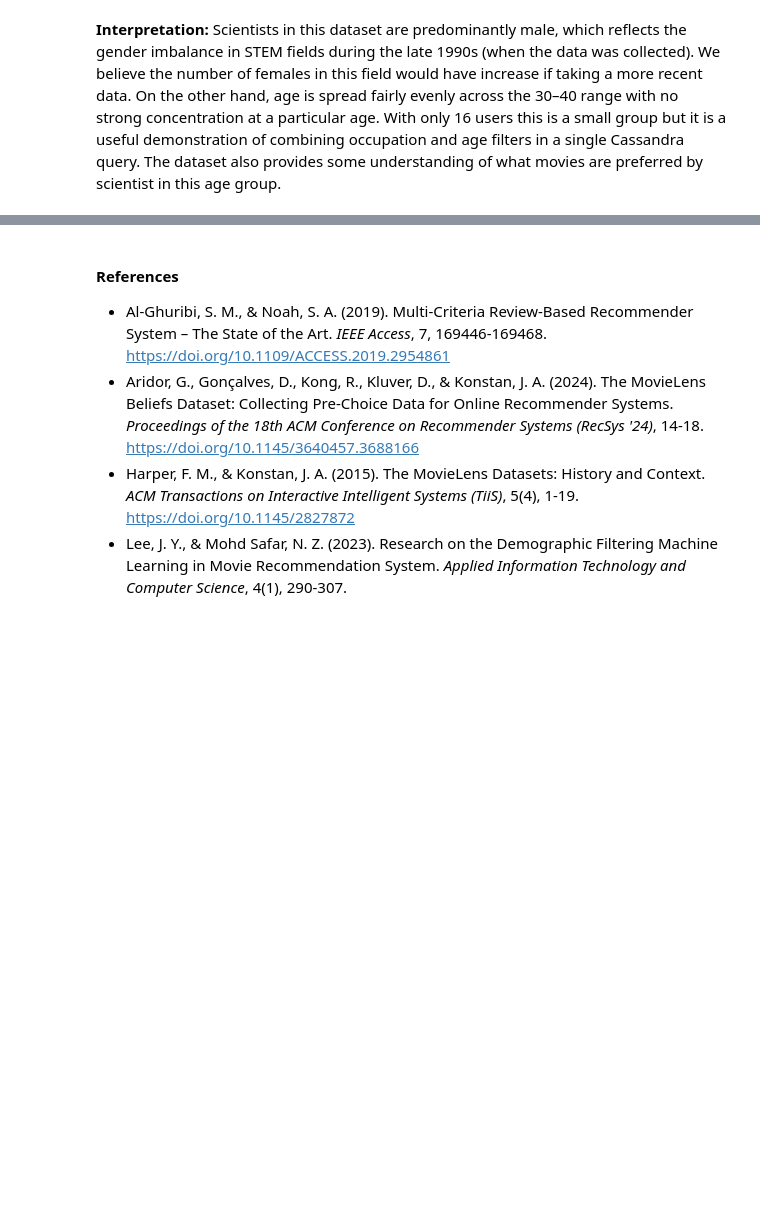
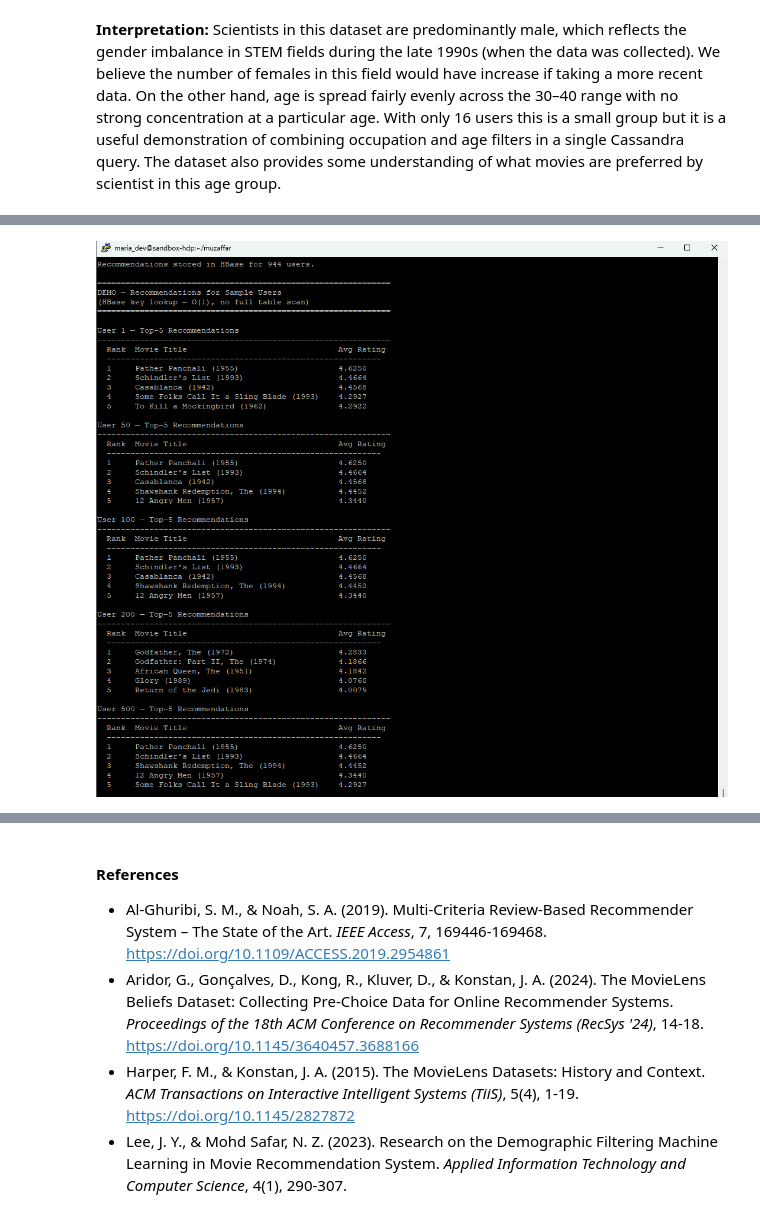
Before and after one commit to muzaffarizamuddin/P166246_Assg2_STQD6324, a Jupyter notebook: main.ipynb, the cells around one changed output, grey strips where cells are left out. Saved outputs shown, nothing was run; the diff lists cells and outputs as text; code cells hidden in the pictures; blank space fills up the shorter version.

```diff
--- a/main.ipynb
+++ b/main.ipynb
@@ -652,0 +661,4 @@ of combining occupation and age filters in a single Cassandra query. The dataset
+# %%
+show_img('hbase_lab_3.PNG')
+# %% [output]
+[figure, added]
```
Also changed, not shown: parts of 13 cells of this notebook, 10 other files.
